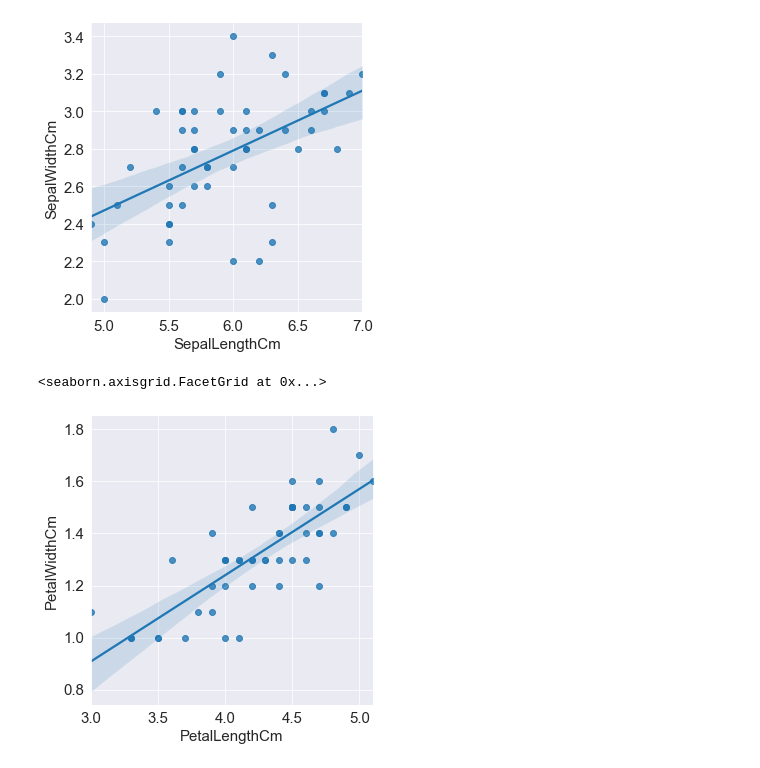
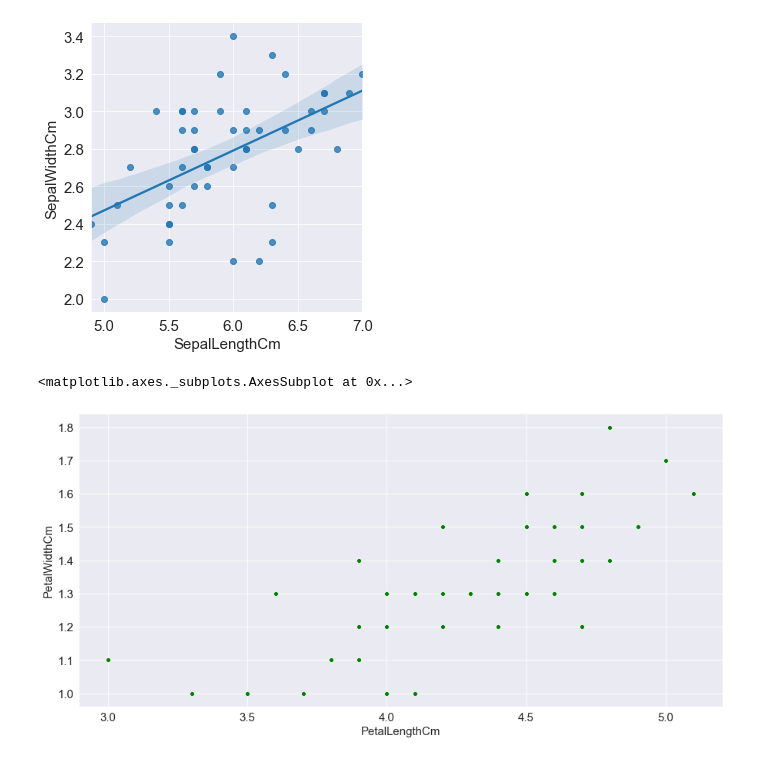
Before and after one commit to Arpan-tech-create/THE_SPARKS_FOUNDATION, a Jupyter notebook: Iris Project.ipynb, the cells around one changed output. Cells and saved outputs as stored; diff of their text form; code cells hidden in the pictures.

```diff
--- a/Iris Project.ipynb
+++ b/Iris Project.ipynb
@@ -114,7 +114,7 @@ sns.lmplot(x='SepalLengthCm',y='SepalWidthCm',data=iris_df)
 <seaborn.axisgrid.FacetGrid at 0x...>
 [figure]
 # %%
-sns.lmplot(x='PetalLengthCm',y='PetalWidthCm',data=iris_df)
+sns.scatterplot(x='PetalLengthCm',y='PetalWidthCm',color='green',data=iris_df)
 # %% [output]
-<seaborn.axisgrid.FacetGrid at 0x...>
+<matplotlib.axes._subplots.AxesSubplot at 0x...>
-[figure, old version]
+[figure, new version]
```
Also changed, not shown: 7 other files.
